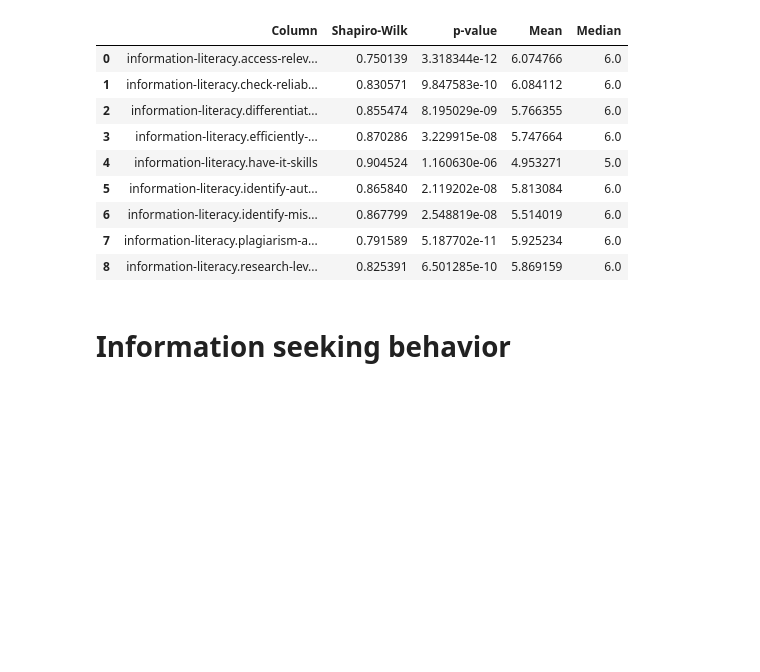
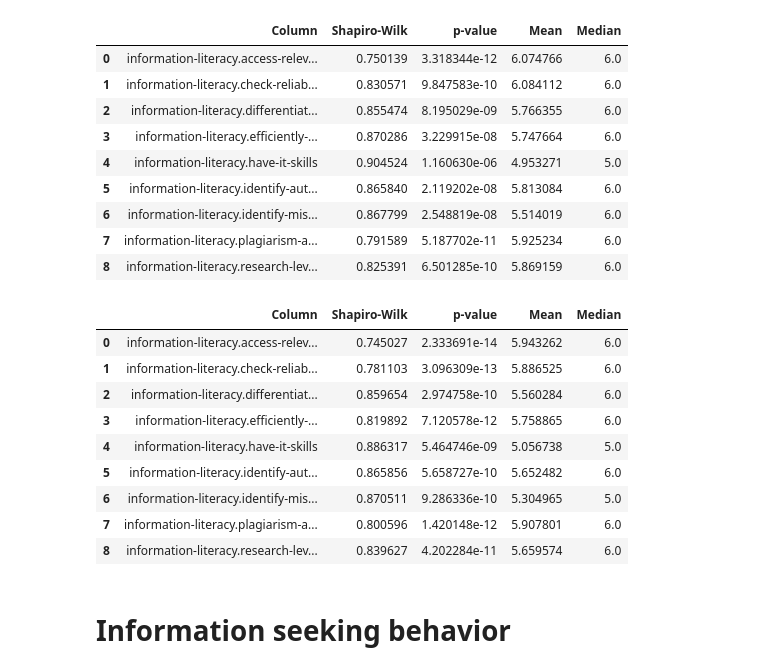
Before and after one commit to madeyemocki/xai_fnd_data, a Jupyter notebook: Data_Analysis.ipynb, the cells around one changed output. Cells and saved outputs as stored; diff of their text form; code cells hidden in the pictures; blank space fills up the shorter version.

```diff
--- a/Data_Analysis.ipynb
+++ b/Data_Analysis.ipynb
@@ -115,10 +216,10 @@ pg.cronbach_alpha(data=prot_beh)
 
 # Calculate Shapiro-Wilk, mean, and median for each column
 results = []
-for column in df_v1_information_literacy.columns:
-    shapiro_test = shapiro(df_v1_information_literacy[column])
-    mean = df_v1_information_literacy[column].mean()
-    median = df_v1_information_literacy[column].median()
+for column in df_v1_information_literacy_laymen.columns:
+    shapiro_test = shapiro(df_v1_information_literacy_laymen[column])
+    mean = df_v1_information_literacy_laymen[column].mean()
+    median = df_v1_information_literacy_laymen[column].median()
     results.append((column, shapiro_test.statistic, shapiro_test.pvalue, mean, median))
 
 # Create a DataFrame with the results
@@ -147,10 +248,10 @@ df_results
 
 # Calculate Shapiro-Wilk, mean, and median for each column
 results = []
-for column in df_v2_information_literacy.columns:
-    shapiro_test = shapiro(df_v2_information_literacy[column])
-    mean = df_v2_information_literacy[column].mean()
-    median = df_v2_information_literacy[column].median()
+for column in df_v2_information_literacy_laymen.columns:
+    shapiro_test = shapiro(df_v2_information_literacy_laymen[column])
+    mean = df_v2_information_literacy_laymen[column].mean()
+    median = df_v2_information_literacy_laymen[column].median()
     results.append((column, shapiro_test.statistic, shapiro_test.pvalue, mean, median))
 
 # Create a DataFrame with the results
@@ -179,3 +278,35 @@ df_results
+# %%
+#Normalverteilung
+
+# Calculate Shapiro-Wilk, mean, and median for each column
+results = []
+for column in df_v3_information_literacy_laymen.columns:
+    shapiro_test = shapiro(df_v3_information_literacy_laymen[column])
+    mean = df_v3_information_literacy_laymen[column].mean()
+    median = df_v3_information_literacy_laymen[column].median()
+    results.append((column, shapiro_test.statistic, shapiro_test.pvalue, mean, median))
+
+# Create a DataFrame with the results
+df_results = pd.DataFrame(results, columns=['Column', 'Shapiro-Wilk', 'p-value', 'Mean', 'Median'])
+
+# Display the DataFrame
+df_results
+# If the chosen alpha level is 0.05 and the p-value is less than 0.05, then the null hypothesis that the data are normally distributed is rejected
+# p-value bei Shapiro wenn unter 0.05 dann keine Normalverteilung dann nicht parametrische tests
+# the data in these columns do not follow a normal distribution.
+# Information Literacy ins zusammenhang mit fp tn erkennung bringen, was wenn bei einem parametrische tests gemacht werden sollen und beim andern parmetrische?
+# Wann part wo ich nochmal p value messe?
+# %% [output]
+|  | Column | Shapiro-Wilk | p-value | Mean | Median |
+| 0 | information-literacy.access-relev... | 0.745027 | 2.333691e-14 | 5.943262 | 6.0 |
+| 1 | information-literacy.check-reliab... | 0.781103 | 3.096309e-13 | 5.886525 | 6.0 |
+| 2 | information-literacy.differentiat... | 0.859654 | 2.974758e-10 | 5.560284 | 6.0 |
+| 3 | information-literacy.efficiently-... | 0.819892 | 7.120578e-12 | 5.758865 | 6.0 |
+| 4 | information-literacy.have-it-skills | 0.886317 | 5.464746e-09 | 5.056738 | 5.0 |
+| 5 | information-literacy.identify-aut... | 0.865856 | 5.658727e-10 | 5.652482 | 6.0 |
+| 6 | information-literacy.identify-mis... | 0.870511 | 9.286336e-10 | 5.304965 | 5.0 |
+| 7 | information-literacy.plagiarism-a... | 0.800596 | 1.420148e-12 | 5.907801 | 6.0 |
+| 8 | information-literacy.research-lev... | 0.839627 | 4.202284e-11 | 5.659574 | 6.0 |
 # %% [markdown]
 # Information seeking behavior
 # %%
```
Also changed, not shown: parts of 61 cells of this notebook.
